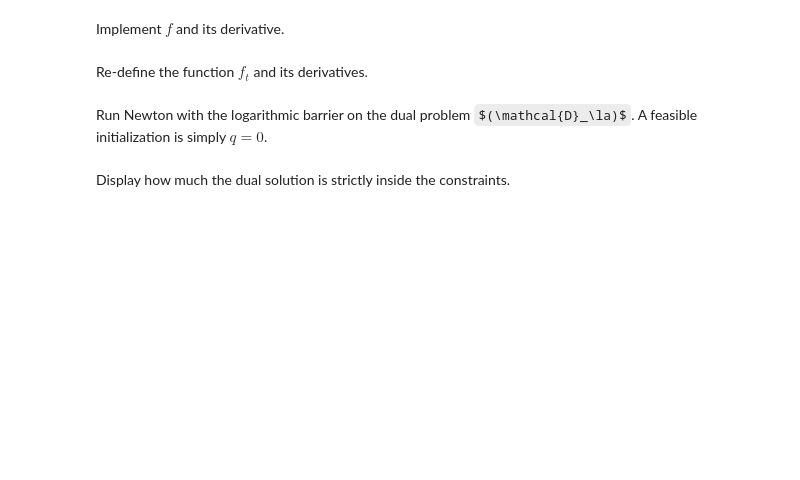
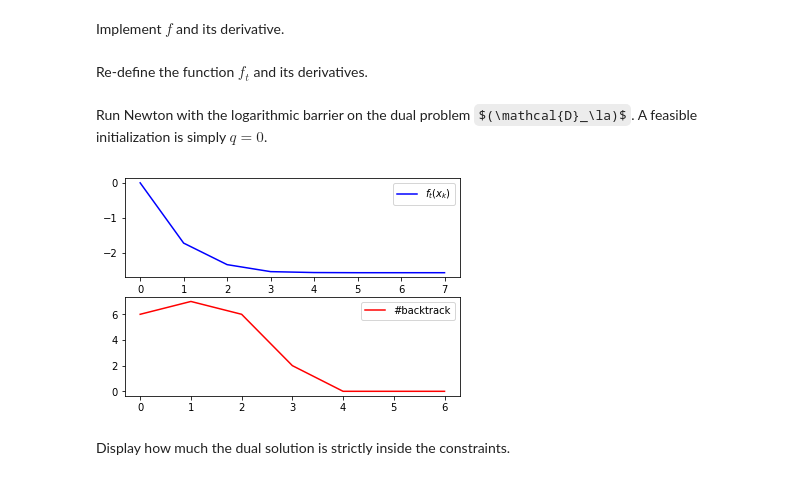
Before and after one commit to gpeyre/numerical-tours, a Jupyter notebook: python/optim_6_interior_points.ipynb, the cells around one changed output. Saved outputs shown, nothing was run; the diff lists cells and outputs as text; code cells hidden in the pictures; some formulas as TeX source; blank space fills up the shorter version.

```diff
--- a/python/optim_6_interior_points.ipynb
+++ b/python/optim_6_interior_points.ipynb
@@ -365,6 +342,8 @@ It has the form $(*)$ when setting $A=\begin{pmatrix} B^\top \\-B^\top \end{pmat
 # %%
+m1 = 2*p
+d1 = n
 A = np.concatenate((B.T,-B.T), axis=0)
-b = np.ones((2*p,1))
+b = np.ones((m1,1))
 # %% [markdown]
 Implement $f$ and its derivative.
 # %%
@@ -388,13 +367,15 @@ Run Newton with the logarithmic barrier on the dual problem $(\mathcal{D}_\la)$.
 A feasible initialization is simply $q=0$.
 # %%
 t = 100
-q, flist, backtrack = newton(f1t,nablaf1t,hessianf1t,np.zeros((n,1)),t,epsilon)
+q, flist, backtrack = newton(f1t,nablaf1t,hessianf1t,np.zeros((d1,1)),t,epsilon)
 plt.subplot(2, 1, 1)
 plt.plot(flist, 'b', label='$f_t(x_k)$')
 plt.legend()
 plt.subplot(2, 1, 2)
 plt.plot(backtrack, 'r', label='#backtrack');
 plt.legend();
+# %% [output]
+[figure, added]
 # %% [markdown]
 Display how much the dual solution is strictly inside the constraints.
 # %%
```
Also changed, not shown: parts of 27 cells of this notebook.
